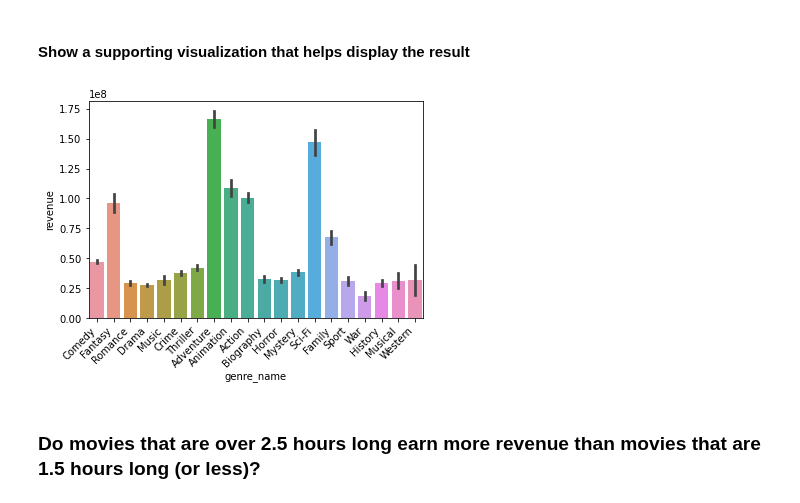
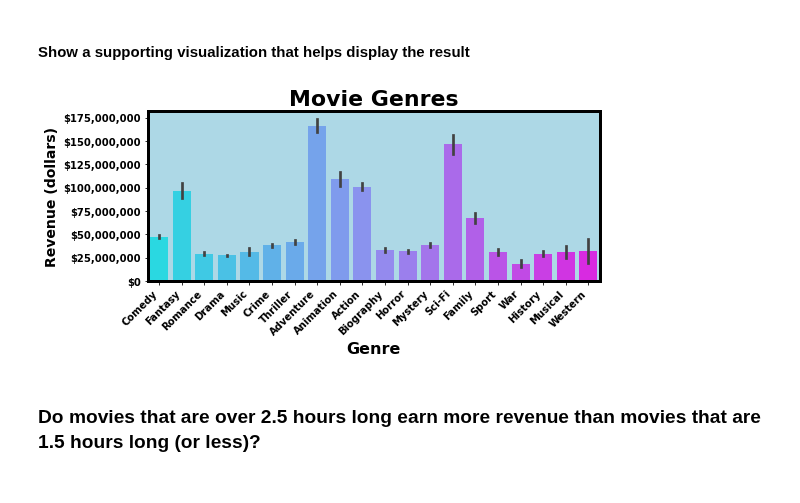
Before and after one commit to YBilodeau/Movie-Production-Business-Analysis, a Jupyter notebook: Phase 4 - Hypothesis Testing.ipynb, the cells around one changed output. Drawn from its saved outputs; the diff is of its cells as text; code cells hidden in the pictures.

```diff
--- a/Phase 4 - Hypothesis Testing.ipynb
+++ b/Phase 4 - Hypothesis Testing.ipynb
@@ -23,6 +23,8 @@ For each question:
 import numpy as np
 import pandas as pd
 import matplotlib.pyplot as plt
+from matplotlib.ticker import StrMethodFormatter
+price_fmt = StrMethodFormatter("${x:,.0f}")
 import seaborn as sns
 import json
 
@@ -246,5 +248,19 @@ The MPAA rating of a movie does affect how much revenue the movie generates.
 # %% [markdown]
 #### **Show a supporting visualization that helps display the result**
 # %%
-sns.barplot(data=df, x='certification', y='revenue', ci=68);
+fig, ax = plt.subplots(nrows=1, figsize=(8,4), facecolor='w')
+plt.title('MPAA rating', fontsize = 22, weight='bold')
+sns.barplot(data=df, x='certification', y='revenue', ci=68, palette="viridis")
+ax.set_xticklabels(ax.get_xticklabels(), rotation='45', ha='right')
+plt.xlabel("MPAA rating", fontsize = 16, weight='bold')
+plt.xticks(weight='bold')
+ax.set_ylabel('Revenue (dollars)',fontweight='bold',fontsize=14)
+ax.set_facecolor('lightblue')
+ax.tick_params(labelcolor='k', labelsize=10)
+ax.set_yticklabels(ax.get_yticks(), weight='bold')
+ax.yaxis.set_major_formatter(price_fmt)
+for axis in ['top','bottom','left','right']:
+    ax.spines[axis].set_linewidth(3)
+plt.tight_layout()
+plt.show;
 # %% [output]
@@ -565,10 +581,23 @@ Multiple Comparison of Means - Tukey HSD, FWER=0.05
 # %% [markdown]
 #### **Show a supporting visualization that helps display the result**
 # %%
-ax = sns.barplot(data=tukeys_data, x='genre_name', y='revenue', ci=68)
-ax.set_xticklabels(ax.get_xticklabels(), rotation='45', ha='right');
+fig, ax = plt.subplots(nrows=1, figsize=(8,4), facecolor='w')
+plt.title('Movie Genres', fontsize = 22, weight='bold')
+ax = sns.barplot(data=tukeys_data, x='genre_name', y='revenue', ci=68, palette="cool")
+ax.set_xticklabels(ax.get_xticklabels(), rotation='45', ha='right')
+plt.xlabel("Genre", fontsize = 16, weight='bold')
+plt.xticks(weight='bold')
+ax.set_ylabel('Revenue (dollars)',fontweight='bold',fontsize=14)
+ax.set_facecolor('lightblue')
+ax.tick_params(labelcolor='k', labelsize=10)
+ax.set_yticklabels(ax.get_yticks(), weight='bold')
+ax.yaxis.set_major_formatter(price_fmt)
+for axis in ['top','bottom','left','right']:
+    ax.spines[axis].set_linewidth(3)
+plt.tight_layout()
+plt.show;
 # %% [output]
-[figure, old version]
+[figure, new version]
 # %% [markdown]
 ### **Do movies that are over 2.5 hours long earn more revenue than movies that are 1.5 hours long (or less)?**
 # %% [markdown]
```
Also changed, not shown: parts of 2 cells of this notebook.
